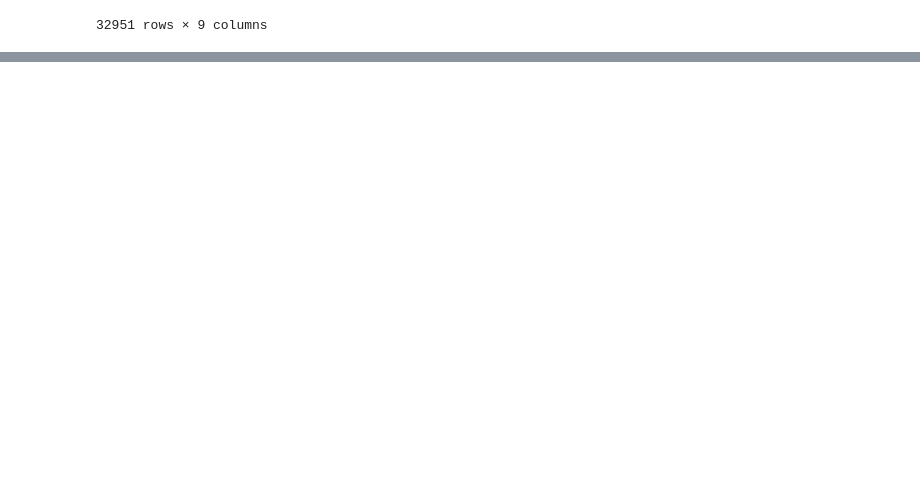
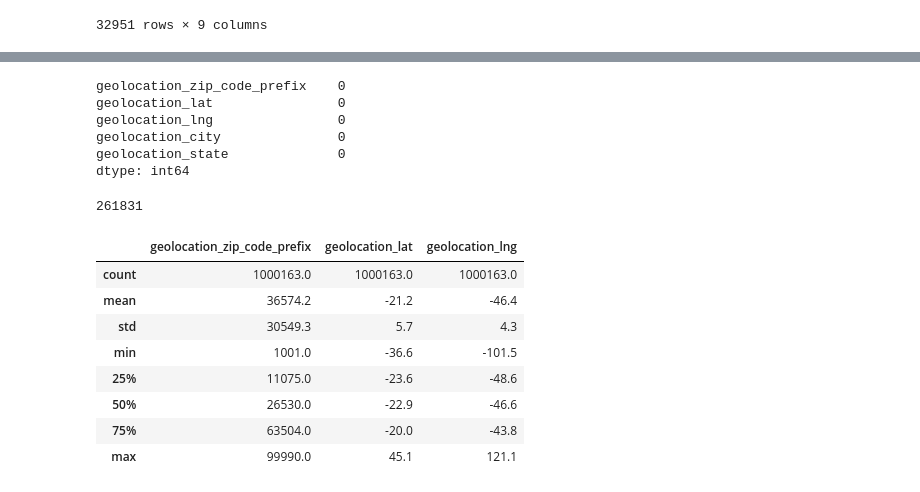
Before and after one commit to fabizap/Olist, a Jupyter notebook: BASES 7 Y 8 DE FABIAN.ipynb, the cells around one changed output, grey strips where cells are left out. Drawn from its saved outputs; the diff is of its cells as text; code cells hidden in the pictures; blank space fills up the shorter version.

```diff
--- a/BASES 7 Y 8 DE FABIAN.ipynb
+++ b/BASES 7 Y 8 DE FABIAN.ipynb
@@ -130,0 +178,25 @@ df7.drop_duplicates(inplace=False)
+# %%
+df9.isnull().sum()
+# %% [output]
+geolocation_zip_code_prefix    0
+geolocation_lat                0
+geolocation_lng                0
+geolocation_city               0
+geolocation_state              0
+dtype: int64
+# %%
+df9.duplicated().sum()
+# %% [output]
+261831
+# %%
+df9.describe().round(1)
+# %% [output]
+|  | geolocation_zip_code_prefix | geolocation_lat | geolocation_lng |
+| count | 1000163.0 | 1000163.0 | 1000163.0 |
+| mean | 36574.2 | -21.2 | -46.4 |
+| std | 30549.3 | 5.7 | 4.3 |
+| min | 1001.0 | -36.6 | -101.5 |
+| 25% | 11075.0 | -23.6 | -48.6 |
+| 50% | 26530.0 | -22.9 | -46.6 |
+| 75% | 63504.0 | -20.0 | -43.8 |
+| max | 99990.0 | 45.1 | 121.1 |
```
Also changed, not shown: parts of 8 cells of this notebook.
